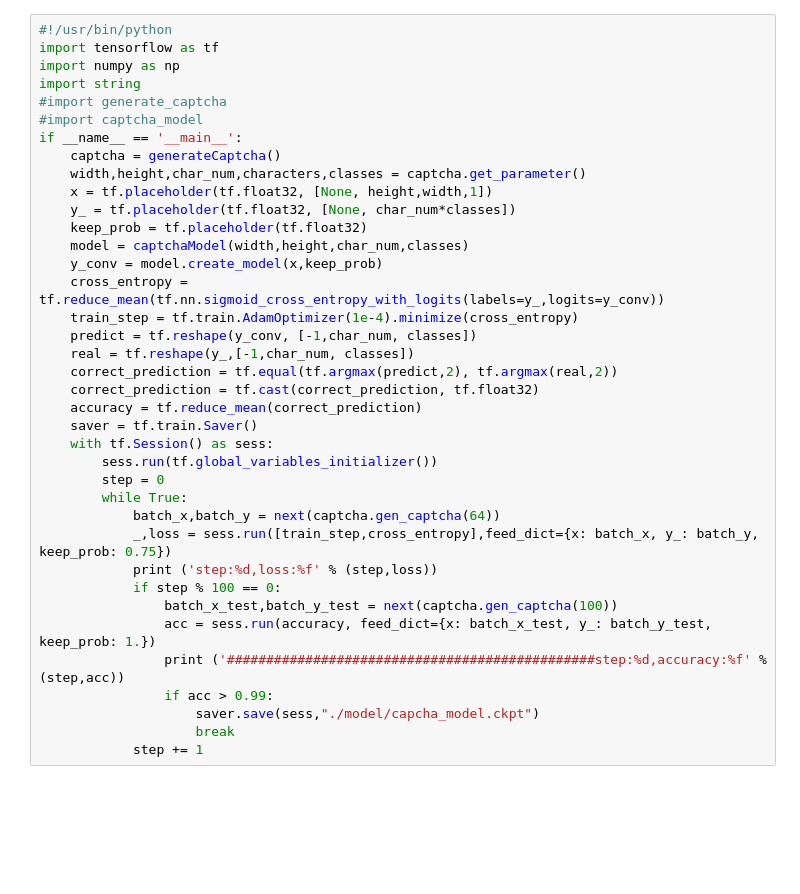
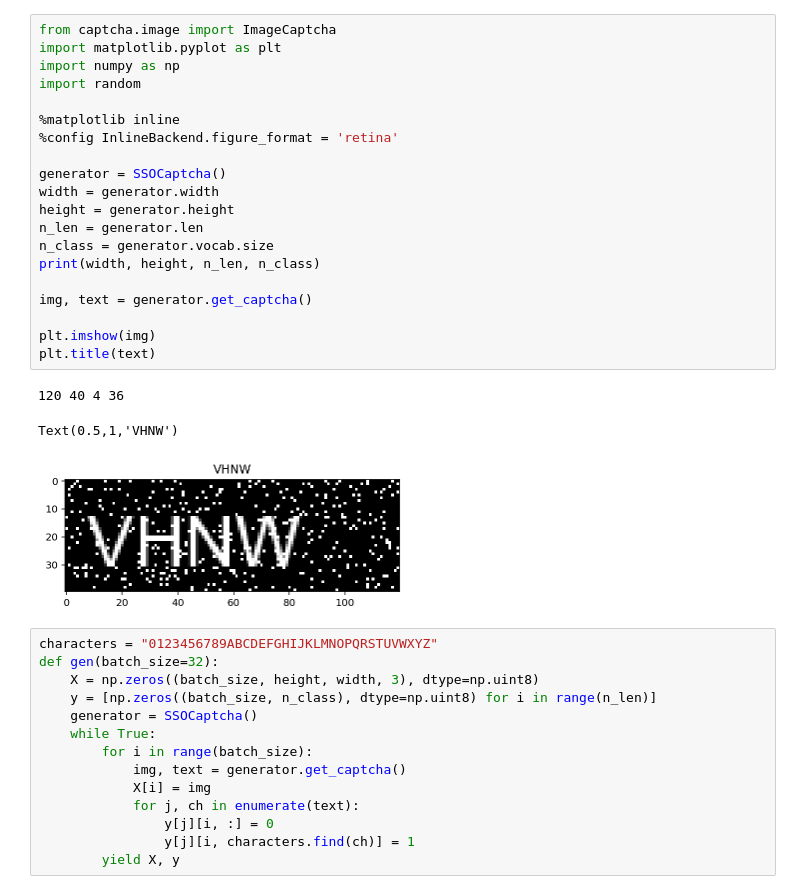
Before and after one commit to jackey8616/MachineLearning, a Jupyter notebook: YuntechSSO/Train.ipynb, the cells around one changed output. Saved outputs shown, nothing was run; the diff lists cells and outputs as text; blank space fills up the shorter version.

Commit message:
Success model for Keras

```diff
--- a/YuntechSSO/Train.ipynb
+++ b/YuntechSSO/Train.ipynb
@@ -245,38 +145,38 @@ class captchaModel():
-# %%
-#!/usr/bin/python
-import tensorflow as tf
-import numpy as np
-import string
-#import generate_captcha
-#import captcha_model
-if __name__ == '__main__':
-    captcha = generateCaptcha()
-    width,height,char_num,characters,classes = captcha.get_parameter()
-    x = tf.placeholder(tf.float32, [None, height,width,1])
-    y_ = tf.placeholder(tf.float32, [None, char_num*classes])
-    keep_prob = tf.placeholder(tf.float32)
-    model = captchaModel(width,height,char_num,classes)
-    y_conv = model.create_model(x,keep_prob)
-    cross_entropy = tf.reduce_mean(tf.nn.sigmoid_cross_entropy_with_logits(labels=y_,logits=y_conv))
-    train_step = tf.train.AdamOptimizer(1e-4).minimize(cross_entropy)
-    predict = tf.reshape(y_conv, [-1,char_num, classes])
-    real = tf.reshape(y_,[-1,char_num, classes])
-    correct_prediction = tf.equal(tf.argmax(predict,2), tf.argmax(real,2))
-    correct_prediction = tf.cast(correct_prediction, tf.float32)
-    accuracy = tf.reduce_mean(correct_prediction)
-    saver = tf.train.Saver()
-    with tf.Session() as sess:
-        sess.run(tf.global_variables_initializer())
-        step = 0
-        while True:
-            batch_x,batch_y = next(captcha.gen_captcha(64))
-            _,loss = sess.run([train_step,cross_entropy],feed_dict={x: batch_x, y_: batch_y, keep_prob: 0.75})
-            print ('step:%d,loss:%f' % (step,loss))
-            if step % 100 == 0:
-                batch_x_test,batch_y_test = next(captcha.gen_captcha(100))
-                acc = sess.run(accuracy, feed_dict={x: batch_x_test, y_: batch_y_test, keep_prob: 1.})
-                print ('###############################################step:%d,accuracy:%f' % (step,acc))
-                if acc > 0.99:
-                    saver.save(sess,"./model/capcha_model.ckpt")
-                    break
-            step += 1
+# %%
+from captcha.image import ImageCaptcha
+import matplotlib.pyplot as plt
+import numpy as np
+import random
+
+%matplotlib inline
+%config InlineBackend.figure_format = 'retina'
+
+generator = SSOCaptcha()
+width = generator.width
+height = generator.height
+n_len = generator.len
+n_class = generator.vocab.size
+print(width, height, n_len, n_class)
+
+img, text = generator.get_captcha()
+
+plt.imshow(img)
+plt.title(text)
+# %% [output]
+120 40 4 36
+Text(0.5,1,'VHNW')
+[figure, added]
+# %%
+characters = "0123456789ABCDEFGHIJKLMNOPQRSTUVWXYZ"
+def gen(batch_size=32):
+    X = np.zeros((batch_size, height, width, 3), dtype=np.uint8)
+    y = [np.zeros((batch_size, n_class), dtype=np.uint8) for i in range(n_len)]
+    generator = SSOCaptcha()
+    while True:
+        for i in range(batch_size):
+            img, text = generator.get_captcha()
+            X[i] = img
+            for j, ch in enumerate(text):
+                y[j][i, :] = 0
+                y[j][i, characters.find(ch)] = 1
+        yield X, y
```
Also changed, not shown: parts of 16 cells of this notebook, 7 other files.
